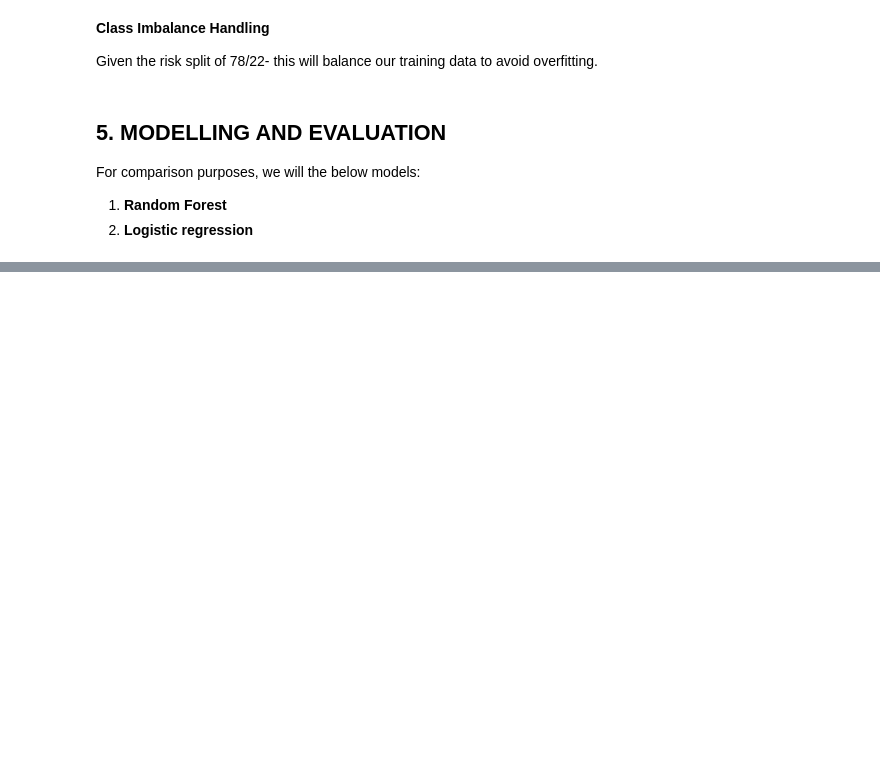
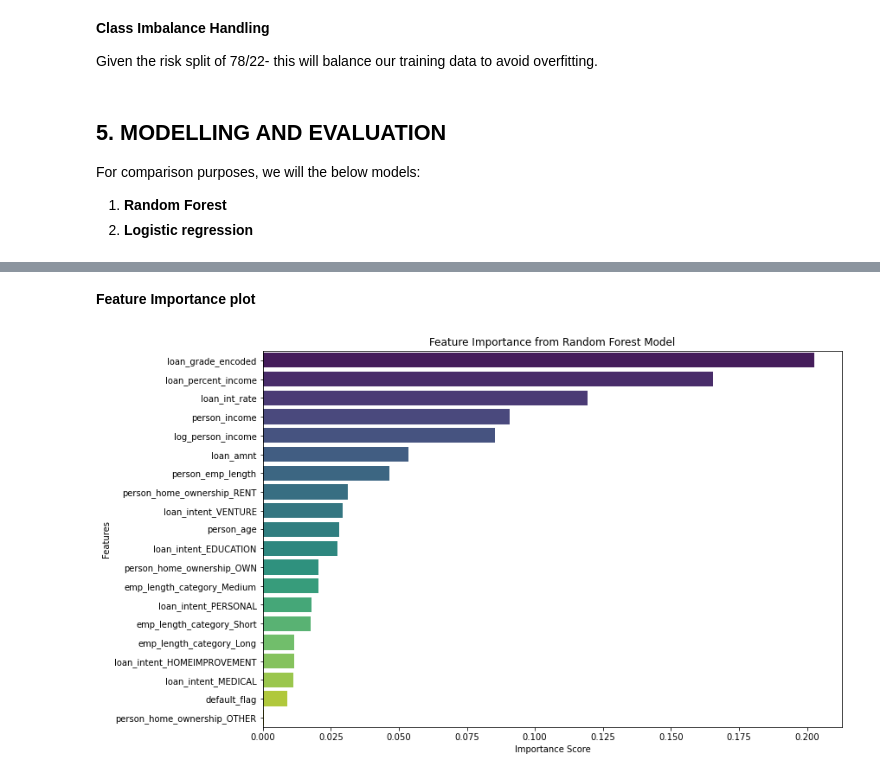
Before and after one commit to EricMetobo/Credit-Risk-Classification-with-Machine-Learning, a Jupyter notebook: credit_risk_Classification_with_Machine_learning.ipynb, the cells around one changed output, grey strips where cells are left out. Drawn from its saved outputs; the diff is of its cells as text; code cells hidden in the pictures; blank space fills up the shorter version.

Commit message:
completed Random forest modelling and evaluation

```diff
--- a/credit_risk_Classification_with_Machine_learning.ipynb
+++ b/credit_risk_Classification_with_Machine_learning.ipynb
@@ -405,0 +408,15 @@ For comparison purposes, we will the below models:
+# %%
+#Initializing random forest model
+rf_model = RandomForestClassifier(random_state=42)
+
+# Fitting the model
+rf_model.fit(X_balanced, y_balanced)
+
+# Making predictions
+y_pred_rf = rf_model.predict(X_test)
+y_prob_rf = rf_model.predict_proba(X_test)[:, 1]
+
+#model evaluation
+print("Random Forest Results")
+print(classification_report(y_test, y_pred_rf))
+print("ROC AUC Score:", roc_auc_score(y_test, y_prob_rf))
@@ -405,0 +435,16 @@ For comparison purposes, we will the below models:
+# %% [markdown]
+**Feature Importance plot**
+# %%
+#For easy sorting lets create a feature importance plot
+feature_importances = rf_model.feature_importances_
+features = X.columns
+importance_df = pd.DataFrame({'Feature': features, 'Importance': feature_importances})
+importance_df = importance_df.sort_values(by='Importance', ascending=False)
+plt.figure(figsize=(12, 8))
+sns.barplot(x='Importance', y='Feature', data=importance_df, palette='viridis')
+plt.title("Feature Importance from Random Forest Model")
+plt.xlabel("Importance Score")
+plt.ylabel("Features")
+plt.show()
+# %% [output]
+[figure, added]
```
Also changed, not shown: parts of 6 cells of this notebook.
